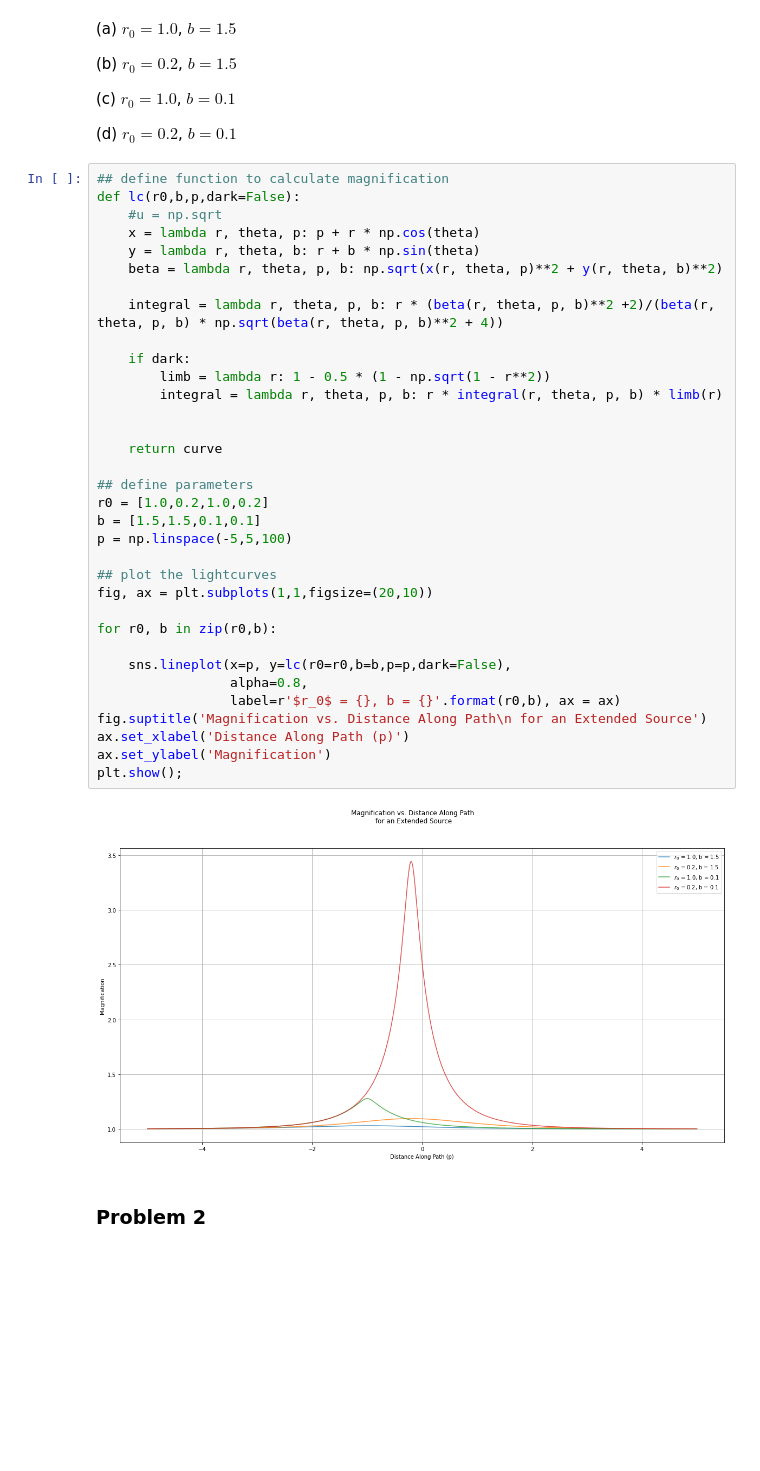
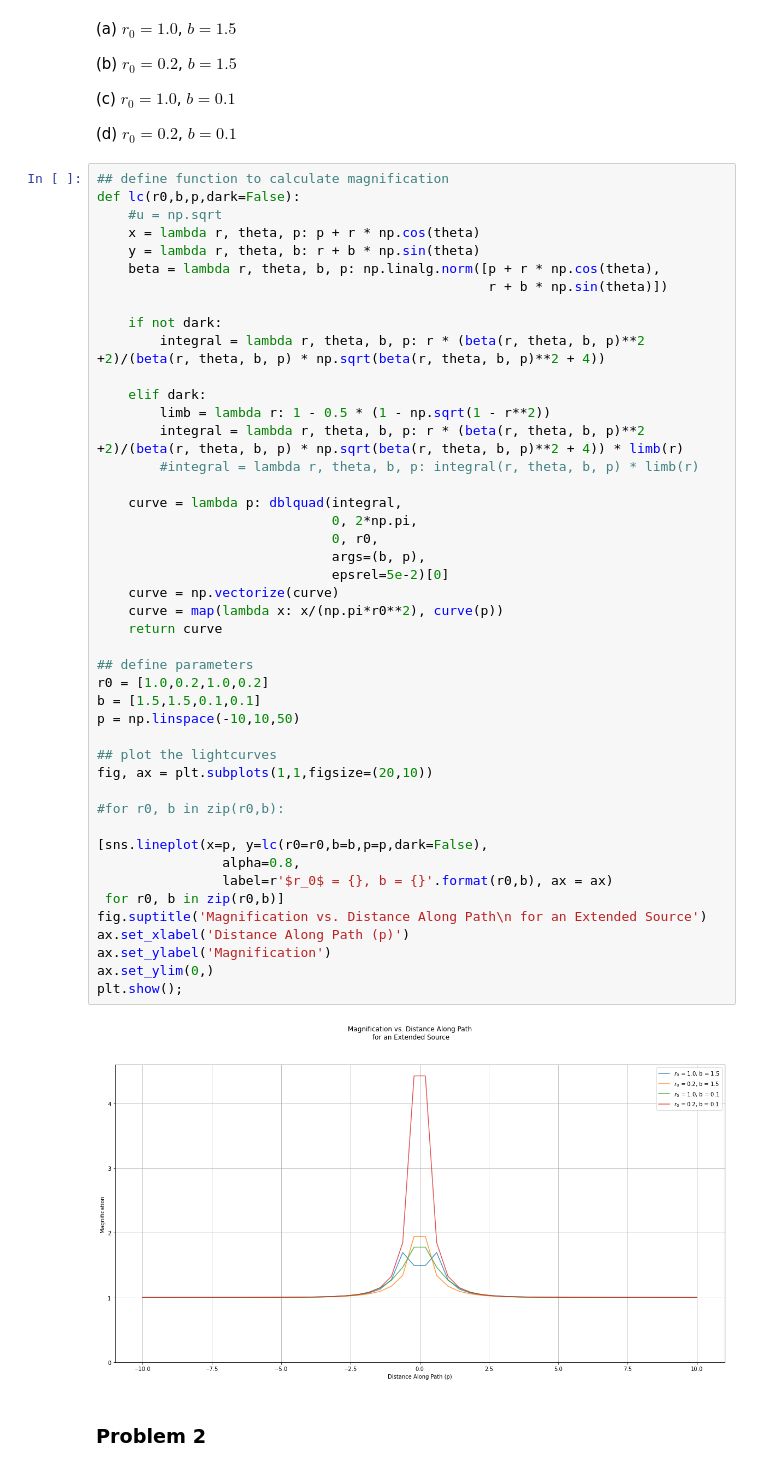
Before and after one commit to tylerbarna/AST8110, a Jupyter notebook: pset05/pset05.ipynb, the cells around one changed output. Drawn from its saved outputs; the diff is of its cells as text; blank space fills up the shorter version.

Commit message:
some type of plot
(not correct)

```diff
--- a/pset05/pset05.ipynb
+++ b/pset05/pset05.ipynb
@@ -100,39 +100,50 @@ where $\beta^2\left(r,\theta,p\right) = \left(p + r \text{cos}(\theta)\right)^2
 # %%
 ## define function to calculate magnification
 def lc(r0,b,p,dark=False):
     #u = np.sqrt
     x = lambda r, theta, p: p + r * np.cos(theta)
     y = lambda r, theta, b: r + b * np.sin(theta)
-    beta = lambda r, theta, p, b: np.sqrt(x(r, theta, p)**2 + y(r, theta, b)**2)
+    beta = lambda r, theta, b, p: np.linalg.norm([p + r * np.cos(theta),
+                                                  r + b * np.sin(theta)])
 
-    integral = lambda r, theta, p, b: r * (beta(r, theta, p, b)**2 +2)/(beta(r, theta, p, b) * np.sqrt(beta(r, theta, p, b)**2 + 4))
+    if not dark:
+        integral = lambda r, theta, b, p: r * (beta(r, theta, b, p)**2 +2)/(beta(r, theta, b, p) * np.sqrt(beta(r, theta, b, p)**2 + 4))
 
-    if dark:
+    elif dark:
         limb = lambda r: 1 - 0.5 * (1 - np.sqrt(1 - r**2))
-        integral = lambda r, theta, p, b: r * integral(r, theta, p, b) * limb(r)
+        integral = lambda r, theta, b, p: r * (beta(r, theta, b, p)**2 +2)/(beta(r, theta, b, p) * np.sqrt(beta(r, theta, b, p)**2 + 4)) * limb(r)
+        #integral = lambda r, theta, b, p: integral(r, theta, b, p) * limb(r)
 
-
+    curve = lambda p: dblquad(integral,
+                              0, 2*np.pi,
+                              0, r0,
+                              args=(b, p),
+                              epsrel=5e-2)[0]
+    curve = np.vectorize(curve)
+    curve = map(lambda x: x/(np.pi*r0**2), curve(p))
     return curve
 
 ## define parameters
 r0 = [1.0,0.2,1.0,0.2]
 b = [1.5,1.5,0.1,0.1]
-p = np.linspace(-5,5,100)
+p = np.linspace(-10,10,50)
 
 ## plot the lightcurves
 fig, ax = plt.subplots(1,1,figsize=(20,10))
 
-for r0, b in zip(r0,b):
+#for r0, b in zip(r0,b):
 
-    sns.lineplot(x=p, y=lc(r0=r0,b=b,p=p,dark=False),
-                 alpha=0.8,
-                 label=r'$r_0$ = {}, b = {}'.format(r0,b), ax = ax)
+[sns.lineplot(x=p, y=lc(r0=r0,b=b,p=p,dark=False),
+                alpha=0.8,
+                label=r'$r_0$ = {}, b = {}'.format(r0,b), ax = ax)
+ for r0, b in zip(r0,b)]
 fig.suptitle('Magnification vs. Distance Along Path\n for an Extended Source')
 ax.set_xlabel('Distance Along Path (p)')
 ax.set_ylabel('Magnification')
+ax.set_ylim(0,)
 plt.show();
 # %% [output]
-[figure, old version]
+[figure, new version]
 # %% [markdown]
 ### Problem 2
 # %% [markdown]
```
Also changed, not shown: parts of 2 cells of this notebook.
